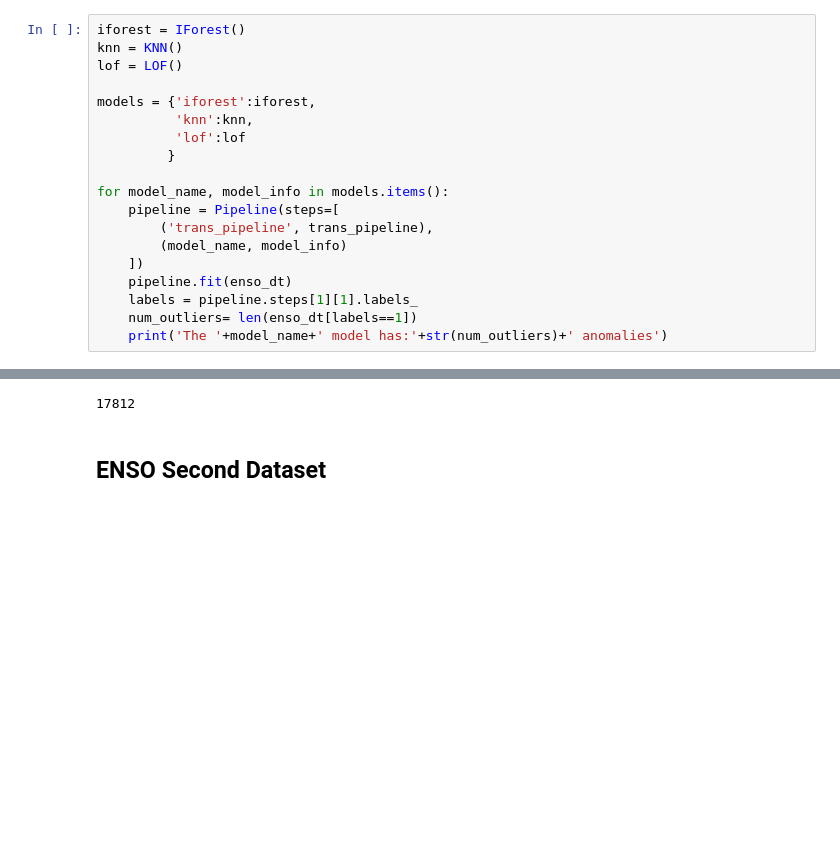
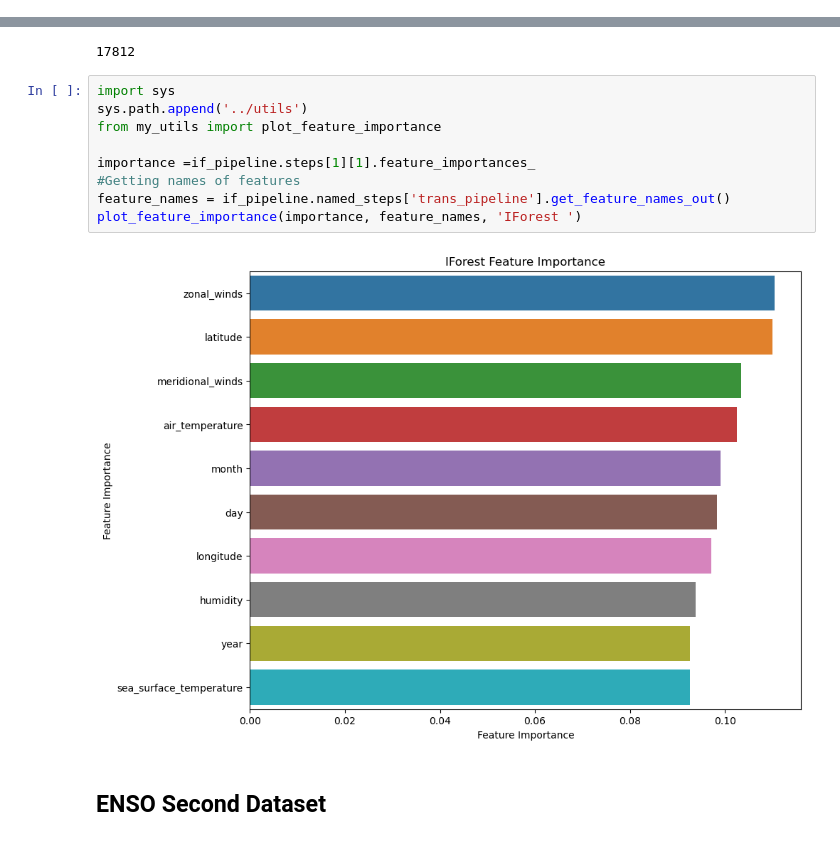
Before and after one commit to agraglez/enso-analysis, a Jupyter notebook: notebooks/enso-analysis.ipynb, the cells around one changed output, grey strips where cells are left out. Drawn from its saved outputs; the diff is of its cells as text; blank space fills up the shorter version.

```diff
--- a/notebooks/enso-analysis.ipynb
+++ b/notebooks/enso-analysis.ipynb
@@ -475,19 +472,0 @@ from pyod.models.lof import LOF
-# %%
-iforest = IForest()
-knn = KNN()
-lof = LOF()
-
-models = {'iforest':iforest,
-          'knn':knn,
-          'lof':lof
-         }
-
-for model_name, model_info in models.items():
-    pipeline = Pipeline(steps=[
-        ('trans_pipeline', trans_pipeline),
-        (model_name, model_info)
-    ])
-    pipeline.fit(enso_dt)
-    labels = pipeline.steps[1][1].labels_
-    num_outliers= len(enso_dt[labels==1])
-    print('The '+model_name+' model has:'+str(num_outliers)+' anomalies')
@@ -517,6 +491,17 @@ labels = if_pipeline.steps[1][1].labels_
 len(enso[labels==1])
 # %% [output]
 17812
+# %%
+import sys
+sys.path.append('../utils')
+from my_utils import plot_feature_importance
+
+importance =if_pipeline.steps[1][1].feature_importances_
+#Getting names of features
+feature_names = if_pipeline.named_steps['trans_pipeline'].get_feature_names_out()
+plot_feature_importance(importance, feature_names, 'IForest ')
+# %% [output]
+[figure, added]
 # %% [markdown]
 ## ENSO Second Dataset
 # %% [markdown]
```
Also changed, not shown: parts of 17 cells of this notebook, 1 other file.
